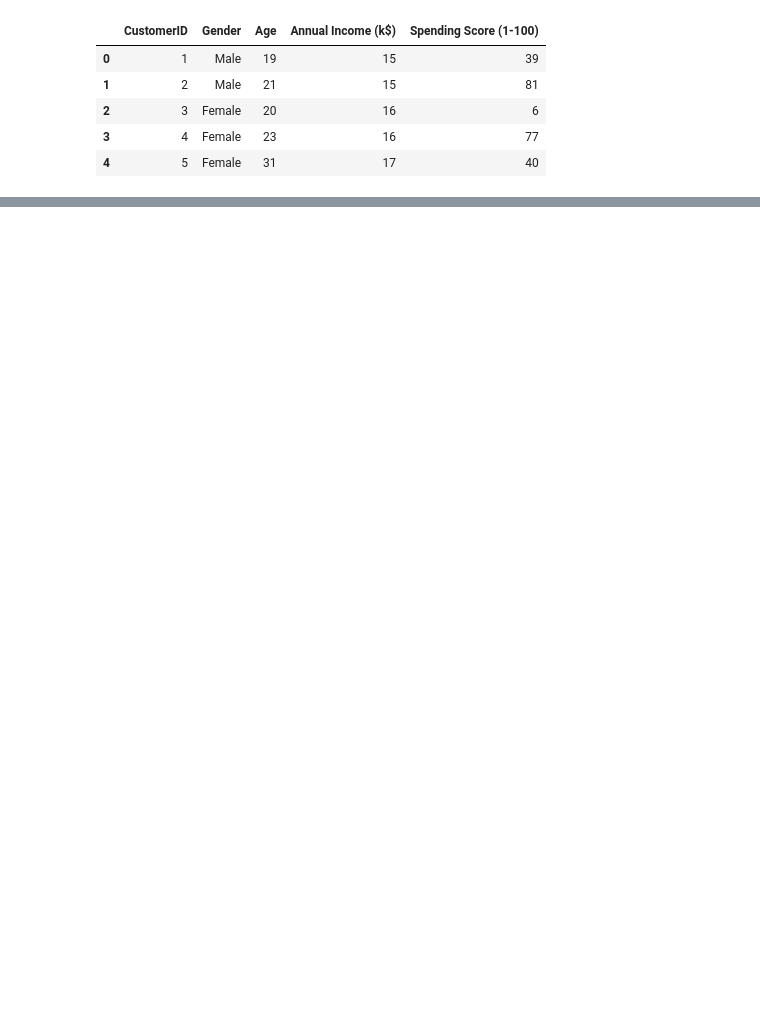
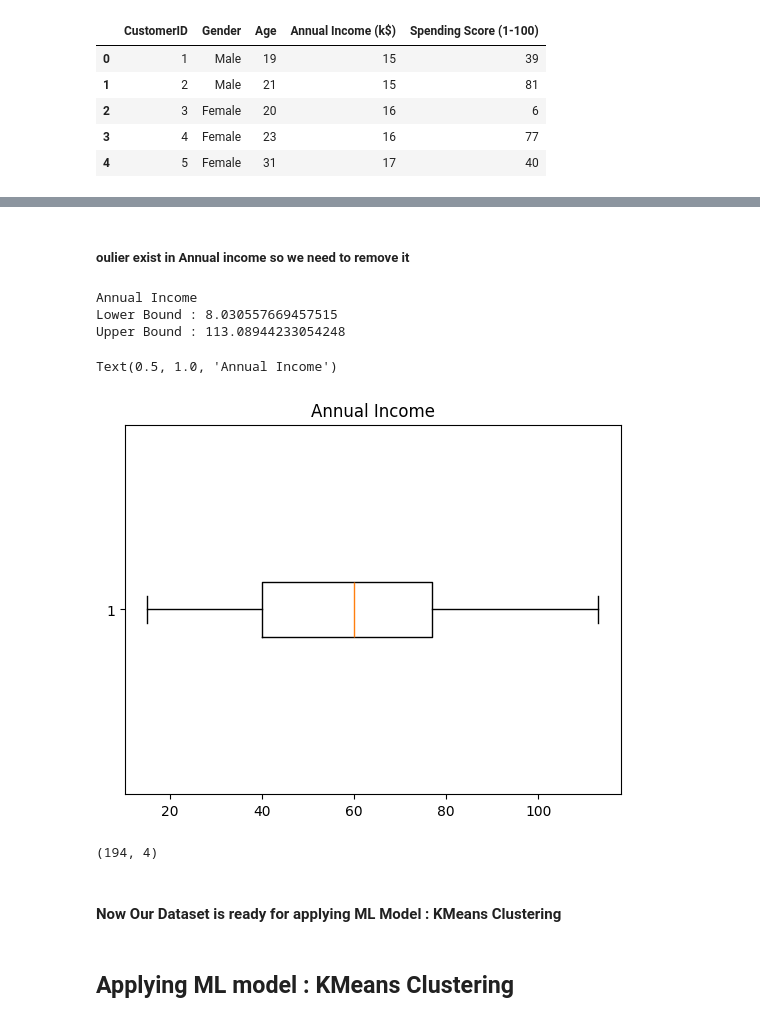
Before and after one commit to rahuldewangan05/SkillCraft-Technology, a Jupyter notebook: Task2.ipynb, the cells around one changed output, grey strips where cells are left out. Cells and saved outputs as stored; diff of their text form; code cells hidden in the pictures; blank space fills up the shorter version.

```diff
--- a/Task2.ipynb
+++ b/Task2.ipynb
@@ -17,0 +92,35 @@ df.head()
+# %% [markdown]
+##### oulier exist in Annual income so we need to remove it
+# %%
+# calculate summary statistics
+mean = df["Annual Income (k$)"].mean()
+std  = df["Annual Income (k$)"].std()
+
+# Calculate the lower and upper bounds
+lower_bound = mean - std*2
+upper_bound = mean + std*2
+
+print("Annual Income")
+print('Lower Bound :',lower_bound)
+print('Upper Bound :',upper_bound)
+
+# Drop the outliers
+df = df[(df["Annual Income (k$)"] >= lower_bound) & (df["Annual Income (k$)"] <= upper_bound)]
+# %% [output]
+Annual Income
+Lower Bound : 8.030557669457515
+Upper Bound : 113.08944233054248
+# %%
+plt.boxplot(df['Annual Income (k$)'], vert=False)
+plt.title("Annual Income")
+# %% [output]
+Text(0.5, 1.0, 'Annual Income')
+[figure, added]
+# %%
+df.shape
+# %% [output]
+(194, 4)
+# %% [markdown]
+#### Now Our Dataset is ready for applying ML Model : KMeans Clustering
+# %% [markdown]
+## Applying ML model : KMeans Clustering
```
Also changed, not shown: parts of 33 cells of this notebook.
